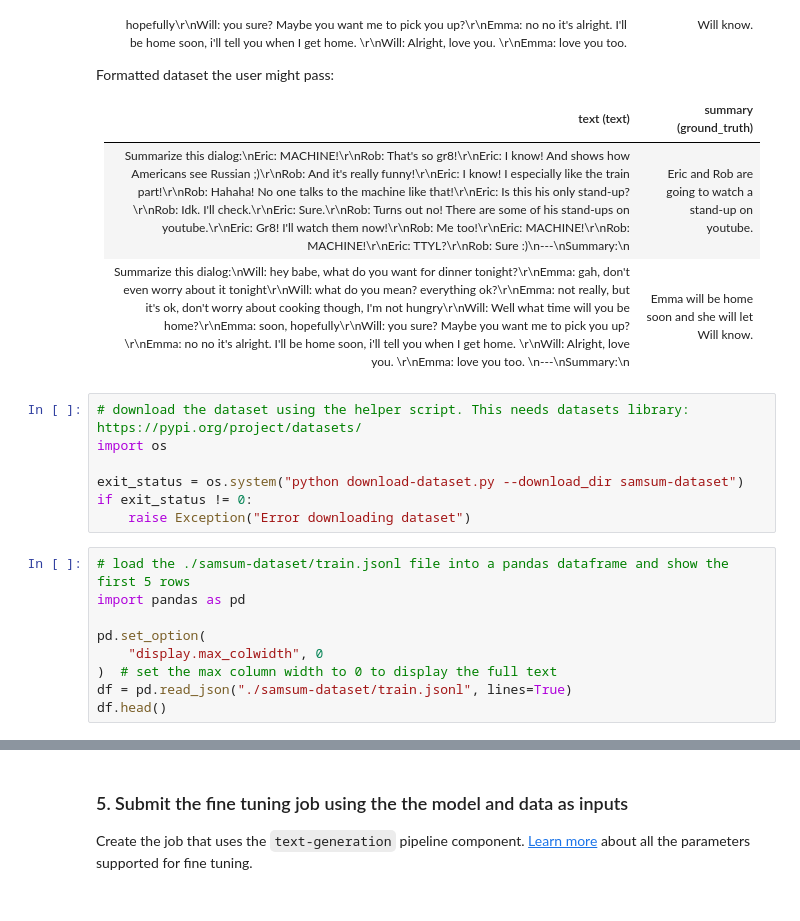
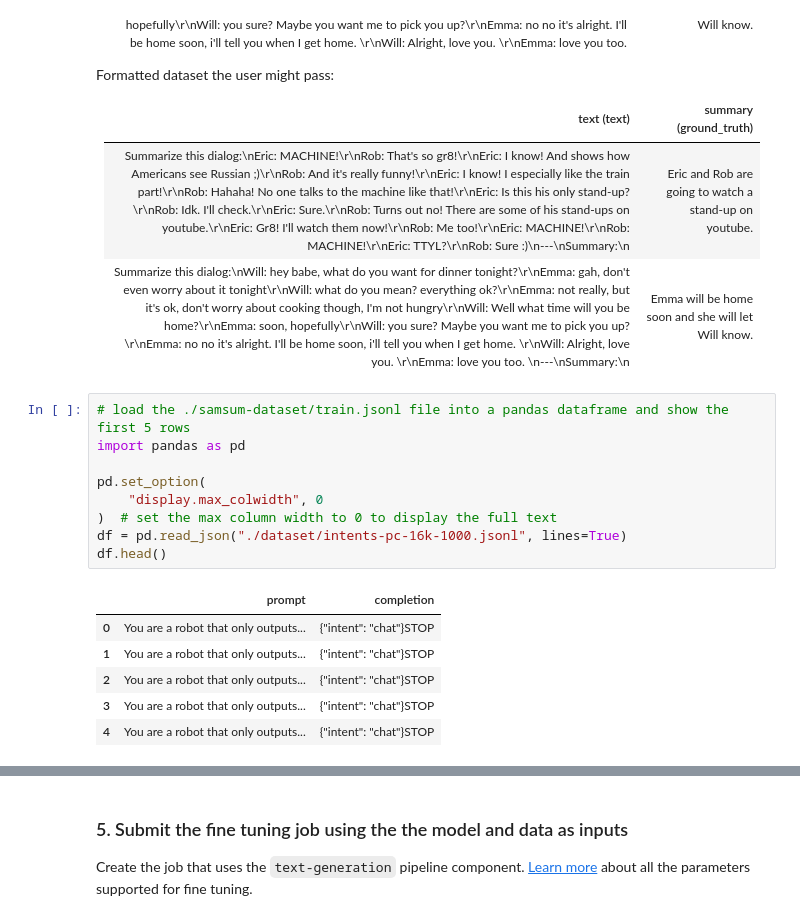
Before and after one commit to cedricvidal/gorilla, a Jupyter notebook: raft/azure-ai-studio-ft/ftaas.ipynb, the cells around one changed output, grey strips where cells are left out. Saved outputs shown, nothing was run; the diff lists cells and outputs as text.

```diff
--- a/raft/azure-ai-studio-ft/ftaas.ipynb
+++ b/raft/azure-ai-studio-ft/ftaas.ipynb
@@ -133,19 +146,19 @@ Formatted dataset the user might pass:
 | :- | :- |
 | Summarize this dialog:\nEric: MACHINE!\r\nRob: That's so gr8!\r\nEric: I know! And shows how Americans see Russian ;)\r\nRob: And it's really funny!\r\nEric: I know! I especially like the train part!\r\nRob: Hahaha! No one talks to the machine like that!\r\nEric: Is this his only stand-up?\r\nRob: Idk. I'll check.\r\nEric: Sure.\r\nRob: Turns out no! There are some of his stand-ups on youtube.\r\nEric: Gr8! I'll watch them now!\r\nRob: Me too!\r\nEric: MACHINE!\r\nRob: MACHINE!\r\nEric: TTYL?\r\nRob: Sure :)\n---\nSummary:\n | Eric and Rob are going to watch a stand-up on youtube. |
 | Summarize this dialog:\nWill: hey babe, what do you want for dinner tonight?\r\nEmma:  gah, don't even worry about it tonight\r\nWill: what do you mean? everything ok?\r\nEmma: not really, but it's ok, don't worry about cooking though, I'm not hungry\r\nWill: Well what time will you be home?\r\nEmma: soon, hopefully\r\nWill: you sure? Maybe you want me to pick you up?\r\nEmma: no no it's alright. I'll be home soon, i'll tell you when I get home. \r\nWill: Alright, love you. \r\nEmma: love you too. \n---\nSummary:\n | Emma will be home soon and she will let Will know. |
-# %%
-# download the dataset using the helper script. This needs datasets library: https://pypi.org/project/datasets/
-import os
-
-exit_status = os.system("python download-dataset.py --download_dir samsum-dataset")
-if exit_status != 0:
-    raise Exception("Error downloading dataset")
 # %%
 # load the ./samsum-dataset/train.jsonl file into a pandas dataframe and show the first 5 rows
 import pandas as pd
 
 pd.set_option(
     "display.max_colwidth", 0
 )  # set the max column width to 0 to display the full text
-df = pd.read_json("./samsum-dataset/train.jsonl", lines=True)
+df = pd.read_json("./dataset/intents-pc-16k-1000.jsonl", lines=True)
 df.head()
+# %% [output]
+|  | prompt | completion |
+| 0 | You are a robot that only outputs... | {"intent": "chat"}STOP |
+| 1 | You are a robot that only outputs... | {"intent": "chat"}STOP |
+| 2 | You are a robot that only outputs... | {"intent": "chat"}STOP |
+| 3 | You are a robot that only outputs... | {"intent": "chat"}STOP |
+| 4 | You are a robot that only outputs... | {"intent": "chat"}STOP |
```
Also changed, not shown: parts of 10 cells of this notebook.
